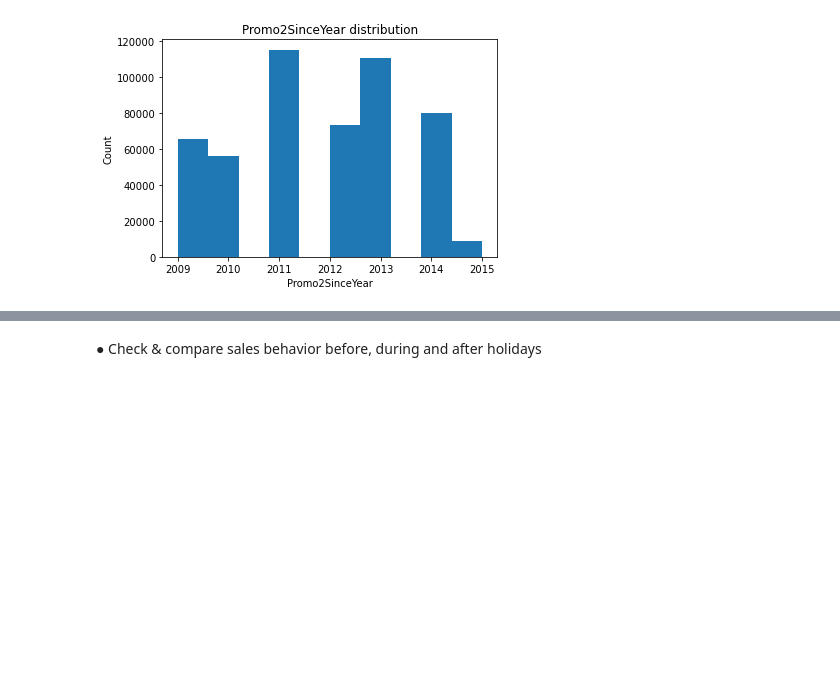
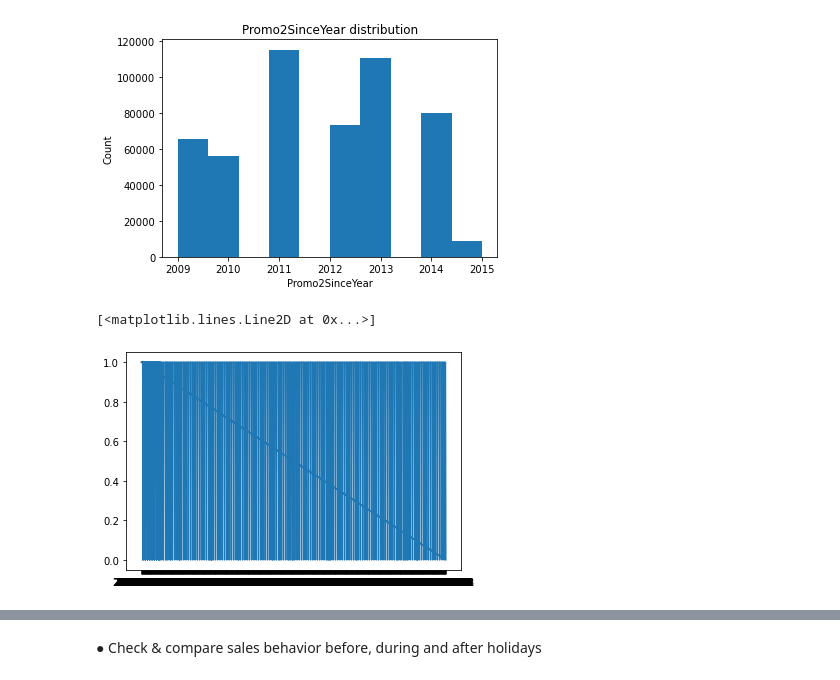
Before and after one commit to neliphaz45/Prediction-of-Store-Sales, a Jupyter notebook: Prediction of store sales.ipynb, the cells around one changed output, grey strips where cells are left out. Cells and saved outputs as stored; diff of their text form; code cells hidden in the pictures; blank space fills up the shorter version.

```diff
--- a/Prediction of store sales.ipynb
+++ b/Prediction of store sales.ipynb
@@ -204,4 +191,10 @@ for var in columns:
 [figure]
 [figure]
 [figure]
+# %%
+train2222 = train_data.head(1000)
+plt.plot(train2222['Date'], train2222['Open'])
+# %% [output]
+[<matplotlib.lines.Line2D at 0x...>]
+[figure, added]
 # %%
```
Also changed, not shown: parts of 50 cells of this notebook.
